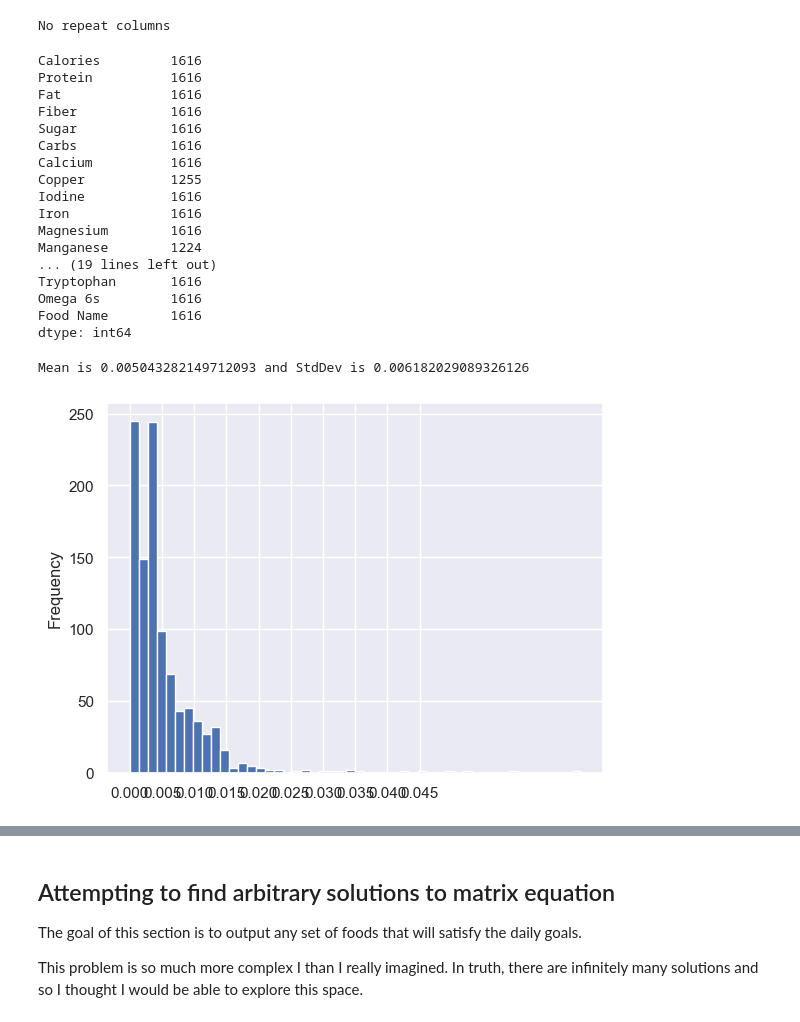
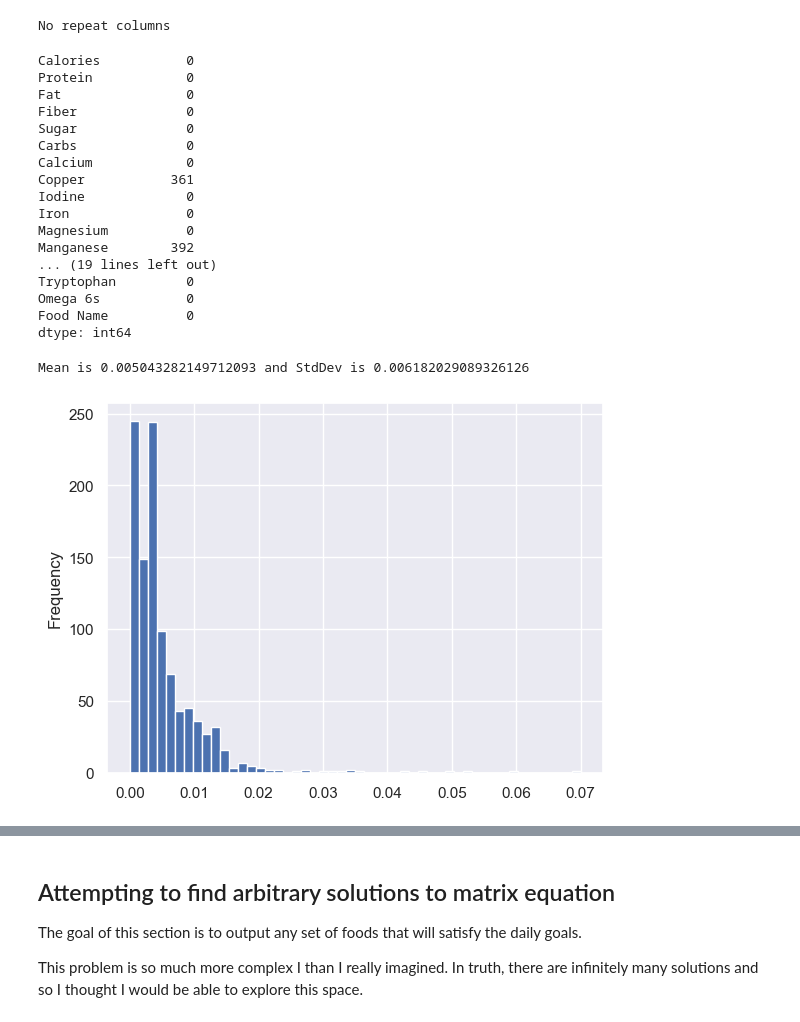
Before and after one commit to nathanteverett/portfolio, a Jupyter notebook: nutrition_calculator/nutrition_calculator_australia.ipynb, the cells around one changed output, grey strips where cells are left out. Cells and saved outputs as stored; diff of their text form; code cells hidden in the pictures.

```diff
--- a/nutrition_calculator/nutrition_calculator_australia.ipynb
+++ b/nutrition_calculator/nutrition_calculator_australia.ipynb
@@ -411,33 +414,33 @@ No repeat columns
 nutrient_reduced = nutrient_values_only.copy()
 nutrient_reduced['Food Name'] = food_name
 # %%
-nutrient_reduced.null().sum()
+nutrient_reduced.isnull().sum()
 # %% [output]
-Calories         1616
-Protein          1616
-Fat              1616
-Fiber            1616
-Sugar            1616
-Carbs            1616
-Calcium          1616
-Copper           1255
-Iodine           1616
-Iron             1616
-Magnesium        1616
-Manganese        1224
+Calories           0
+Protein            0
+Fat                0
+Fiber              0
+Sugar              0
+Carbs              0
+Calcium            0
+Copper           361
+Iodine             0
+Iron               0
+Magnesium          0
+Manganese        392
 ... (19 lines left out)
-Tryptophan       1616
-Omega 6s         1616
-Food Name        1616
+Tryptophan         0
+Omega 6s           0
+Food Name          0
 dtype: int64
 # %%
 nutr_has_b5 = nutrient_reduced[nutrient_reduced['Vitamin B5'].notnull()]
 high_b5 = nutr_has_b5[nutr_has_b5['Vitamin B5'] > 0.005]['Vitamin B5']
 b5 = nutr_has_b5['Vitamin B5']
-b5.plot.hist(bins=50,xticks = np.arange(0, 0.05,0.005))
+b5.plot.hist(bins=50)
 print(f'Mean is {np.mean(b5)} and StdDev is {np.std(b5)}')
 # %% [output]
 Mean is 0.005043282149712093 and StdDev is 0.006182029089326126
-[figure, old version]
+[figure, new version]
 # %%
 nutr_no_B5 = nutrient_reduced[nutrient_reduced['Vitamin B5'].isnull()]
```
Also changed, not shown: parts of 20 cells of this notebook.
